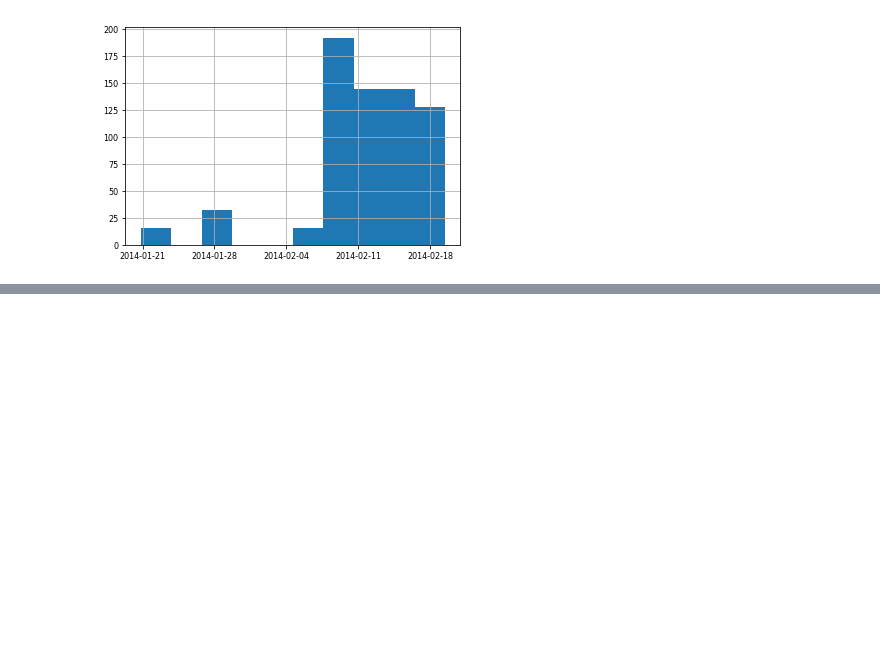
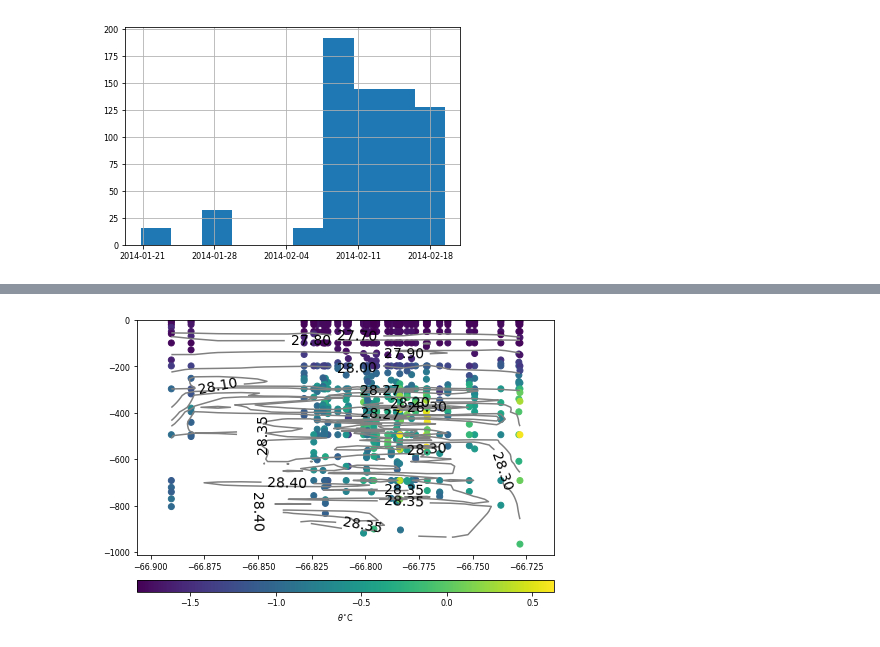
Before and after one commit to adityarn/antarctic_margins_MEOP, a Jupyter notebook: Across_ASF.ipynb, the cells around one changed output, grey strips where cells are left out. Saved outputs shown, nothing was run; the diff lists cells and outputs as text; code cells hidden in the pictures; blank space fills up the shorter version.

```diff
--- a/Across_ASF.ipynb
+++ b/Across_ASF.ipynb
@@ -243,0 +223,8 @@ boundingBox2 = viewProf.get_bounding_box(mPrydz, 6115471.6818 , 8857416.02885, 6
+# %%
+dfmg["ABSDEPTH"] = abs(dfmg["DEPTH"])
+importlib.reload(profDist)
+selectPeriod = (dfmg.JULD.dt.year == 2014) & (dfmg.JULD.dt.month == 2)
+profDist.plotProfDist_in_BoundingBox(dfmg.loc[selectPeriod], boundingBox=[boundingBox[0], boundingBox[2]],
+                                     plotTimeHist=False, levels=levels, plotEcho=False, xlat=True)
+# %% [output]
+[figure, added]
```
Also changed, not shown: parts of 71 cells of this notebook, 5 other files.
